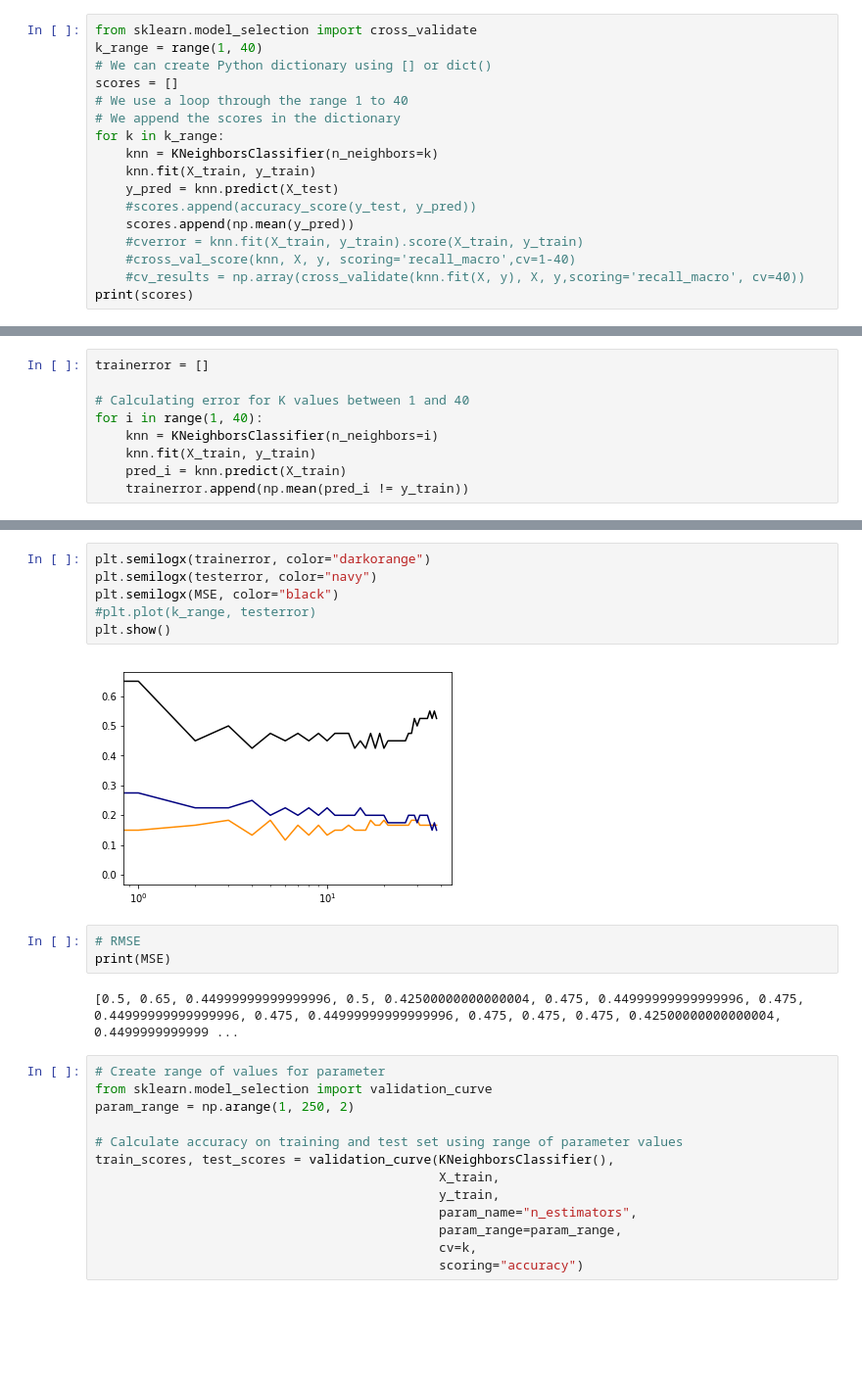
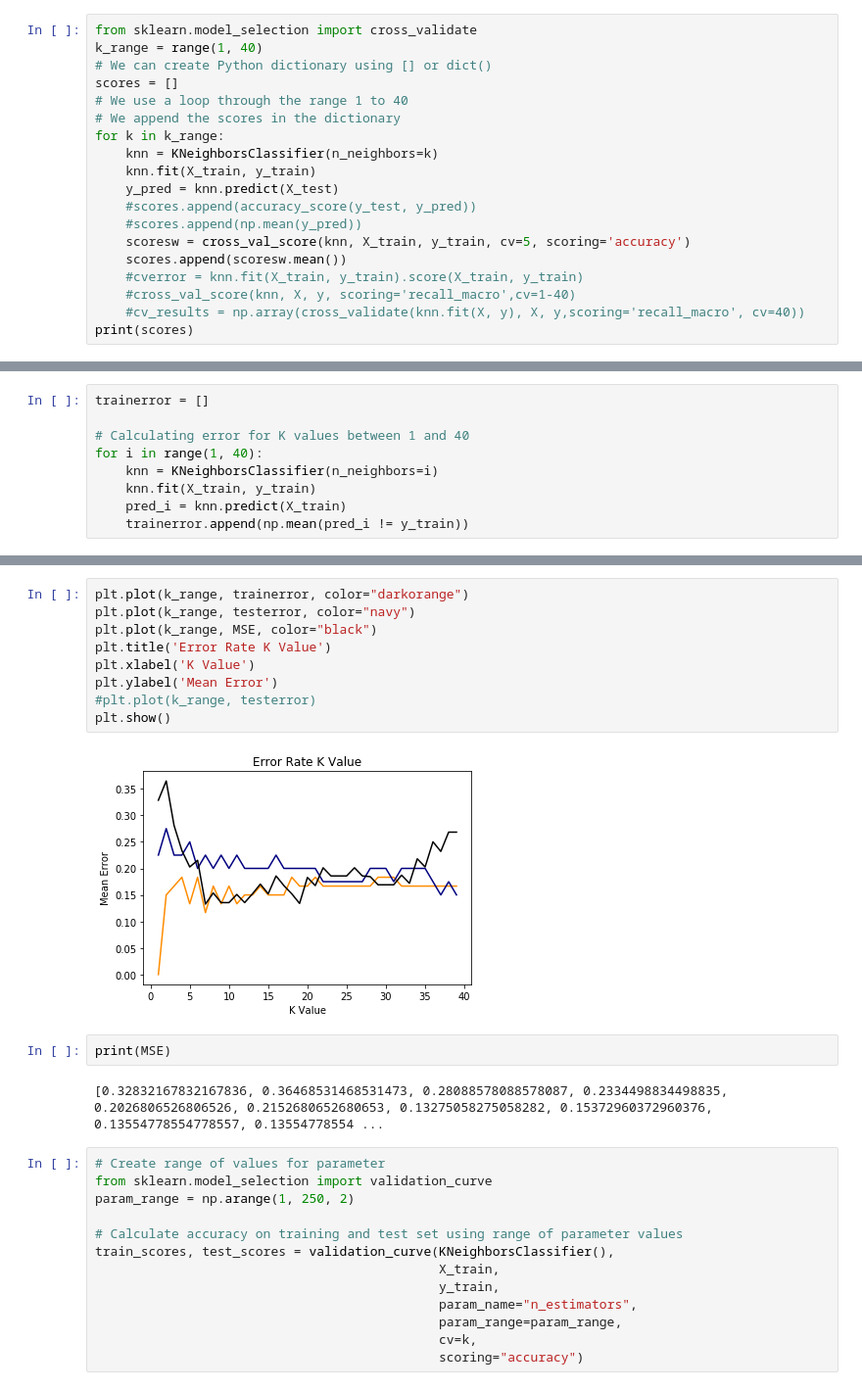
Before and after one commit to anu1meha/ResamplingMethods_CrossVal.Bootstrap, a Jupyter notebook: 2Untitled (1).ipynb, the cells around one changed output, grey strips where cells are left out. Shown at 98% size. Cells and saved outputs as stored; diff of their text form; blank space fills up the shorter version.

```diff
--- a/2Untitled (1).ipynb
+++ b/2Untitled (1).ipynb
@@ -60,7 +60,9 @@ for k in k_range:
     knn.fit(X_train, y_train)
     y_pred = knn.predict(X_test)
     #scores.append(accuracy_score(y_test, y_pred))
-    scores.append(np.mean(y_pred))
+    #scores.append(np.mean(y_pred))
+    scoresw = cross_val_score(knn, X_train, y_train, cv=5, scoring='accuracy')
+    scores.append(scoresw.mean())
     #cverror = knn.fit(X_train, y_train).score(X_train, y_train)
     #cross_val_score(knn, X, y, scoring='recall_macro',cv=1-40)
     #cv_results = np.array(cross_validate(knn.fit(X, y), X, y,scoring='recall_macro', cv=40))
@@ -153,17 +168,19 @@ Text(0, 0.5, 'Mean Error')
 [figure]
 # %%
-plt.semilogx(trainerror, color="darkorange")
-plt.semilogx(testerror, color="navy")
-plt.semilogx(MSE, color="black")
+plt.plot(k_range, trainerror, color="darkorange")
+plt.plot(k_range, testerror, color="navy")
+plt.plot(k_range, MSE, color="black")
+plt.title('Error Rate K Value')
+plt.xlabel('K Value')
+plt.ylabel('Mean Error')
 #plt.plot(k_range, testerror)
 plt.show()
 # %% [output]
-[figure, old version]
+[figure, new version]
-# %%
-# RMSE
-print(MSE)
-# %% [output]
-[0.5, 0.65, 0.44999999999999996, 0.5, 0.42500000000000004, 0.475, 0.44999999999999996, 0.475, 0.44999999999999996, 0.475, 0.44999999999999996, 0.475, 0.475, 0.475, 0.42500000000000004, 0.4499999999999 ...
+# %%
+print(MSE)
+# %% [output]
+[0.32832167832167836, 0.36468531468531473, 0.28088578088578087, 0.2334498834498835, 0.2026806526806526, 0.2152680652680653, 0.13275058275058282, 0.15372960372960376, 0.13554778554778557, 0.13554778554 ...
 # %%
 # Create range of values for parameter
 from sklearn.model_selection import validation_curve
```
Also changed, not shown: parts of 8 cells of this notebook.
